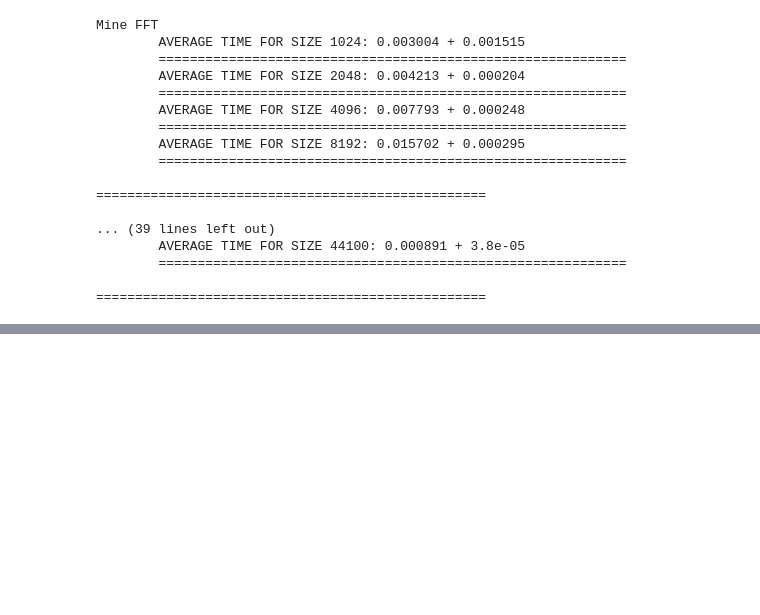
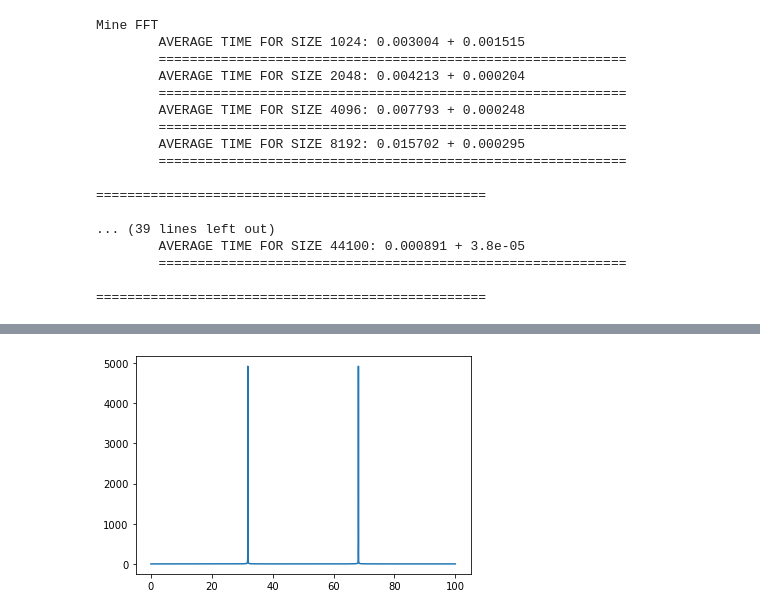
Before and after one commit to konrad-karanowski/Speech-And-Speaker-Detection, a Jupyter notebook: notebooks/FFT.ipynb, the cells around one changed output, grey strips where cells are left out. Saved outputs shown, nothing was run; the diff lists cells and outputs as text; code cells hidden in the pictures; blank space fills up the shorter version.

```diff
--- a/notebooks/FFT.ipynb
+++ b/notebooks/FFT.ipynb
@@ -232,0 +251,5 @@ Mine FFT
+# %%
+plt.plot(x, np.abs(f))
+plt.show()
+# %% [output]
+[figure, added]
```
Also changed, not shown: parts of 6 cells of this notebook, 11 other files.
